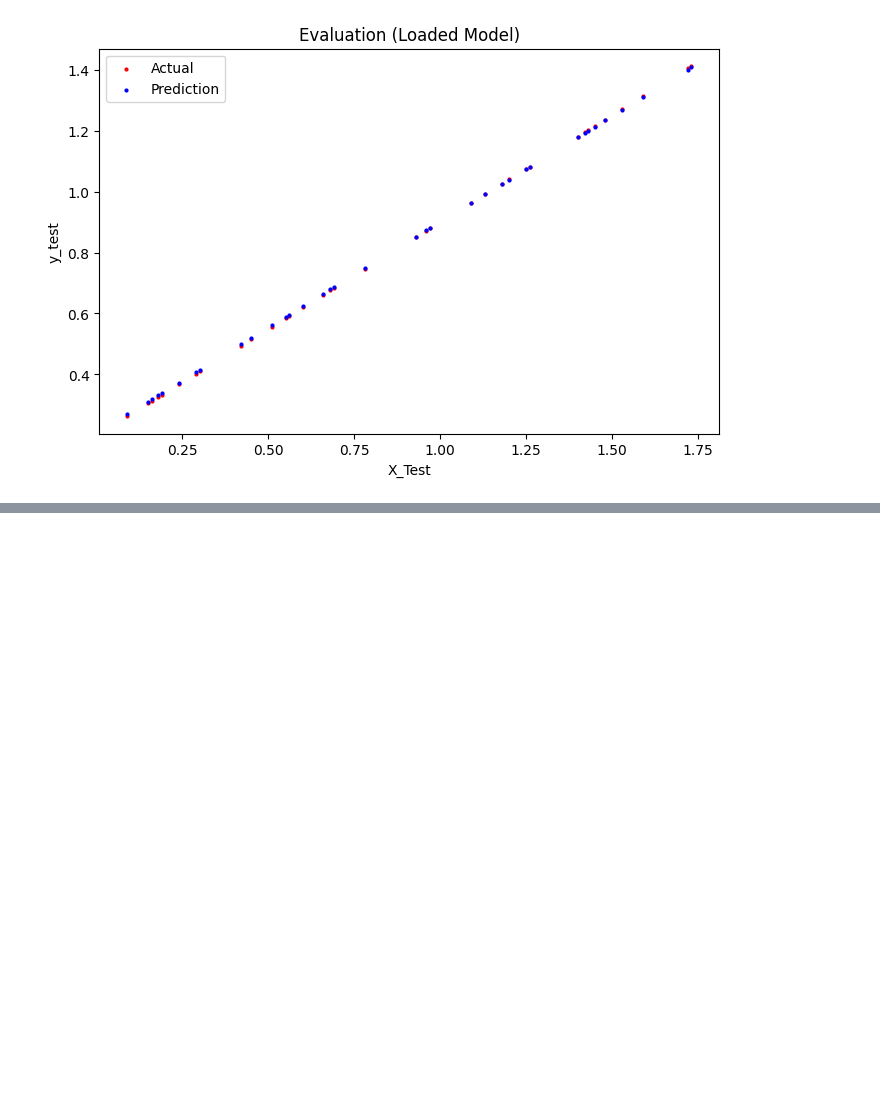
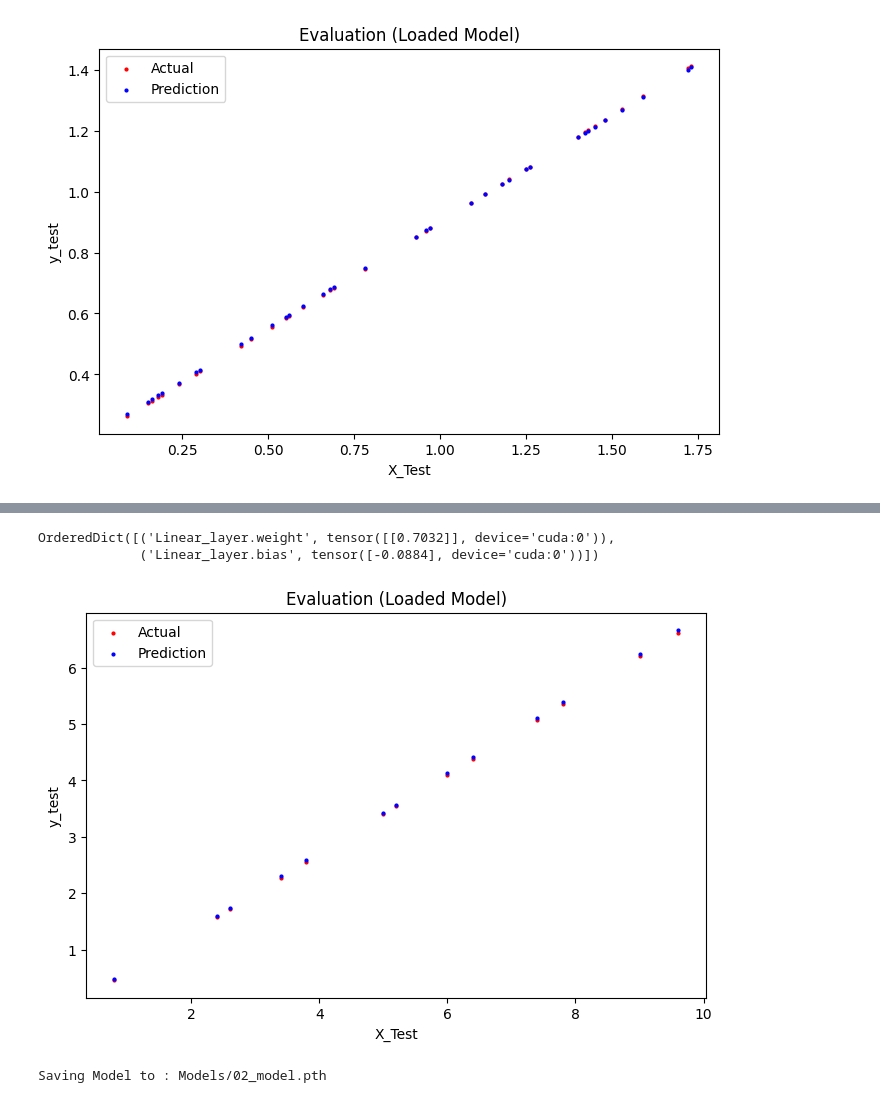
Before and after one commit to mehraj-alom/pytorch, a Jupyter notebook: 01_pytorch_workflow.ipynb, the cells around one changed output, grey strips where cells are left out. Cells and saved outputs as stored; diff of their text form; code cells hidden in the pictures; blank space fills up the shorter version.

```diff
--- a/01_pytorch_workflow.ipynb
+++ b/01_pytorch_workflow.ipynb
@@ -297,0 +300,8 @@ visualize(X_test, y_test, "Evaluation (Loaded Model)", "X_Test", "y_test", y_pre
+# %%
+import torch
+from torch import nn
+import matplotlib.pyplot as plt
+
+device = "cuda" if  torch.cuda.is_available else "cpu" #Device agnostic
+print("Device :",device , "Version :", torch.version.cuda)
+!nvidia-smi
@@ -298 +407,31 @@ visualize(X_test, y_test, "Evaluation (Loaded Model)", "X_Test", "y_test", y_pre
+# %%
+model0.state_dict()
+# %% [output]
+OrderedDict([('Linear_layer.weight', tensor([[0.7032]], device='cuda:0')),
+             ('Linear_layer.bias', tensor([-0.0884], device='cuda:0'))])
+# %%
+model0.eval()
+with torch.inference_mode():
+  test_pred = model0(X_test)
+test_pred
+visualize(x=X_test.cpu(), y=y_test.cpu(), label="Evaluation (Loaded Model)", x_label="X_Test", y_label="y_test", prediction=test_pred.cpu())
+# %% [output]
+[figure, added]
+# %%
+from pathlib import Path
+#Create the directory
+MODEL_PATH = Path("Models")
+MODEL_PATH.mkdir(parents=True,exist_ok=True)
+
+#create Model_save_path
+MODEL_NAME = "02_model.pth"
+MODEL_SAVE_PATH = MODEL_PATH / MODEL_NAME
+MODEL_SAVE_PATH
+
+#Save model state dict
+print(f"Saving Model to : {MODEL_SAVE_PATH}")
+torch.save(obj=model0.state_dict(),
+           f=MODEL_SAVE_PATH)
+# %% [output]
+Saving Model to : Models/02_model.pth
 # %%
```
Also changed, not shown: parts of 4 cells of this notebook.
